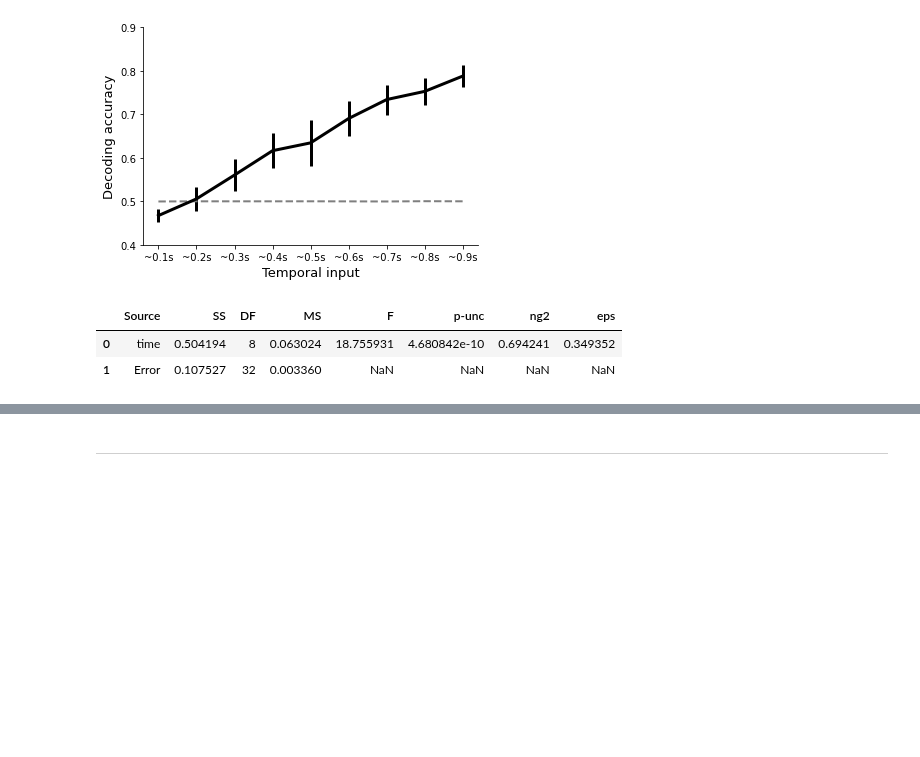
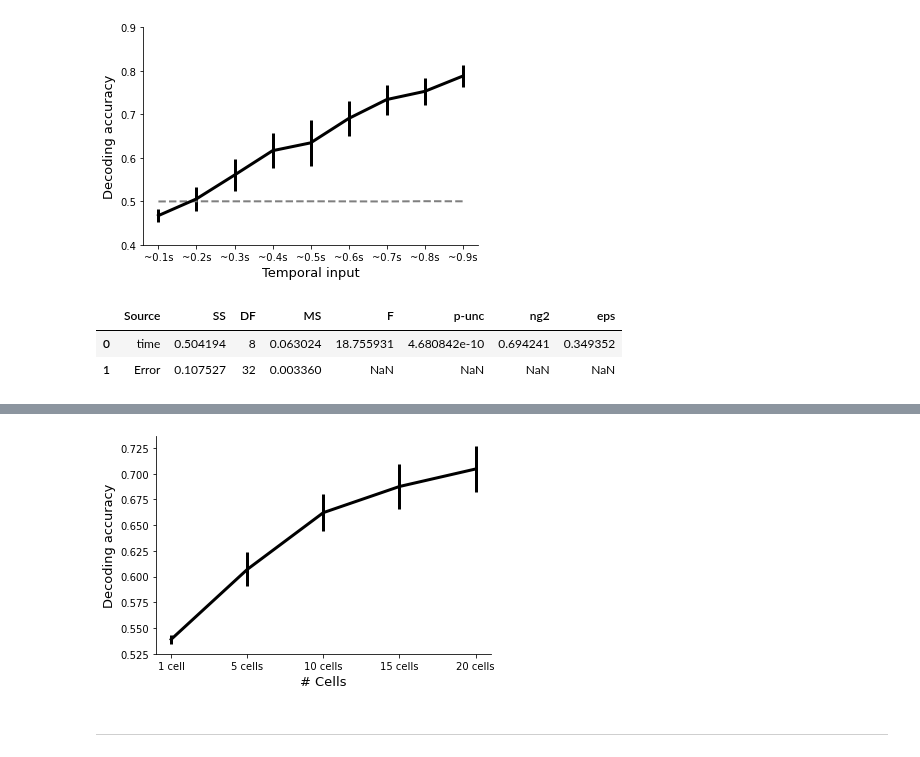
Before and after one commit to heung10/multimodal-object-recognition, a Jupyter notebook: neural/7.2. Generalization from unimodal to multimodal.ipynb, the cells around one changed output, grey strips where cells are left out. Cells and saved outputs as stored; diff of their text form; code cells hidden in the pictures; blank space fills up the shorter version.

Commit message:
backup after finishing supplementary figures

```diff
--- a/neural/7.2. Generalization from unimodal to multimodal.ipynb
+++ b/neural/7.2. Generalization from unimodal to multimodal.ipynb
@@ -380,3 +511,38 @@ pg.rm_anova(data=a, dv='accuracy', subject='rat', within='time', detailed=True)
+# %%
+# decoding accuracy depending on the number of cells used in the model
+
+load_date = '2023-10-20'
+np_path = save_path / 'generalization' / 'num_cell'
+result = np.zeros((5,5))    # rat * num_cell
+#result_shuffle = np.zeros((3,5,9))    # modality * rat * timebin
+
+for i,n in enumerate([1, 5, 10, 15, 20]):
+    real_data = np.load(np_path / f'{load_date}_{100}ms_{n}cells_{100}iter_generalization_real.npy')
+    #shuffle_data = np.load(np_path / f'{load_date}_{bin_size*10}ms_{t+1}bins_{num_iter}iter_shuffle.npy')
+    #shuffle_mean = np.mean(shuffle_data, axis=0)
+
+    result[:,i] = (real_data[:,0,0]+real_data[:,1,1])
+    #result_shuffle[i,:,t] = (shuffle_mean[:,i,i]+shuffle_mean[:,i+3,i+3])/3
+
+mean_real = np.mean(result, axis=0)
+sem_real = stats.sem(result, axis=0)
+#mean_shuffle = np.mean(result_shuffle, axis=1)
+
+fig,ax = plt.subplots(figsize=(6,4))
+
+ax.errorbar(range(5),mean_real,yerr=sem_real, color='black', linewidth=3)
+#ax.plot(mean_shuffle[i], color=color[i], linestyle='--', linewidth=2)
+
+ax.set_xticks(range(5));
+ax.set_xticklabels(['1 cell', '5 cells', '10 cells', '15 cells', '20 cells']);
+#ax.set_yticks(np.arange(0.04,0.18,0.02));
+#ax.set_ylim([0.04,0.16])
+ax.set_xlabel('# Cells', fontsize=13);
+ax.set_ylabel('Decoding accuracy', fontsize=13);
+
+#plt.savefig(fig_path / 'svg' / 'decoding_accuracy_across_time.svg')
+# %% [output]
+[figure, added]
 # %% [markdown]
 ---
 # %% [markdown]
```
Also changed, not shown: parts of 5 cells of this notebook.
